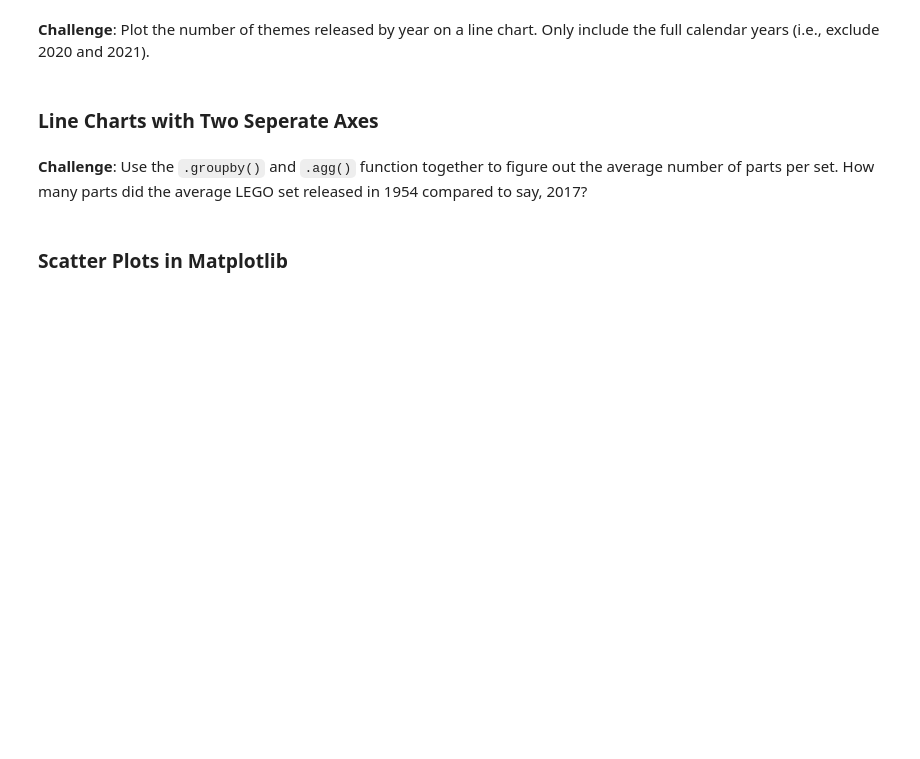
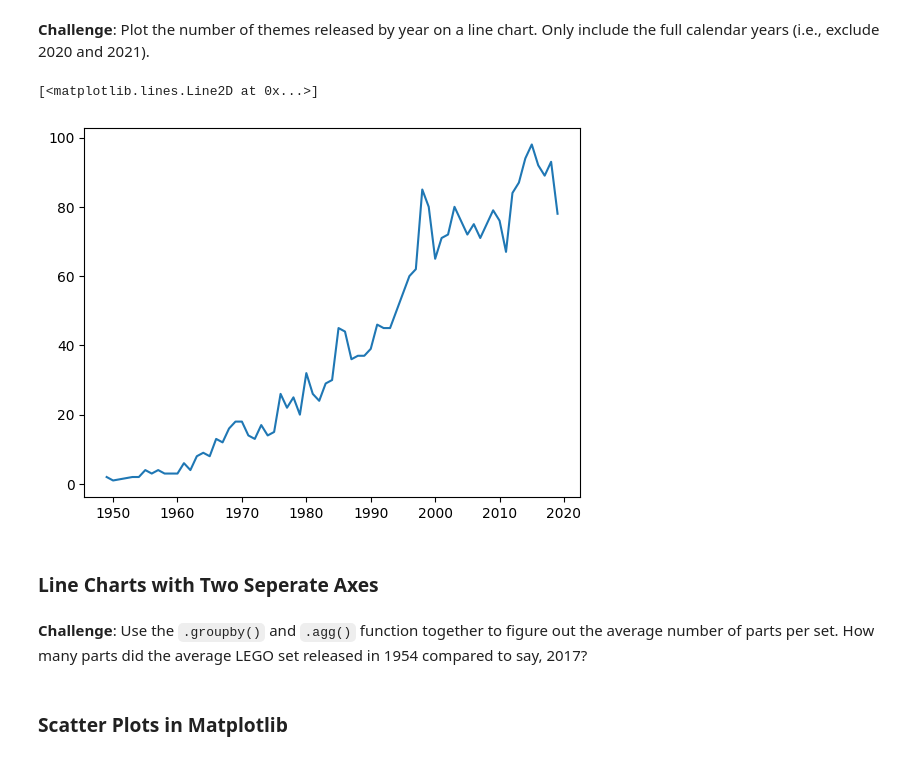
Before and after one commit to erfaw/elasti_py, a Jupyter notebook: Day074-erf/LEGO Notebook and Data (start)/Lego_Analysis_for_Course_(start).ipynb, the cells around one changed output. Drawn from its saved outputs; the diff is of its cells as text; code cells hidden in the pictures; blank space fills up the shorter version.

```diff
--- a/Day074-erf/LEGO Notebook and Data (start)/Lego_Analysis_for_Course_(start).ipynb
+++ b/Day074-erf/LEGO Notebook and Data (start)/Lego_Analysis_for_Course_(start).ipynb
@@ -167,0 +222,3 @@ Let's work out the number of different themes shipped by year. This means we hav
+# %%
+themes_by_year = sets_df.groupby('year').agg({'theme_id': pd.Series.nunique})
+themes_by_year
@@ -168,5 +240,14 @@ Let's work out the number of different themes shipped by year. This means we hav
 # %% [markdown]
 **Challenge**: Plot the number of themes released by year on a line chart. Only include the full calendar years (i.e., exclude 2020 and 2021).
+# %%
+plt.plot(
+    themes_by_year['theme_id'][:-2].index,
+    themes_by_year['theme_id'][:-2],
+    data= themes_by_year['theme_id'][:-2]
+)
+# %% [output]
+[<matplotlib.lines.Line2D at 0x...>]
+[figure, added]
 # %% [markdown]
 ### Line Charts with Two Seperate Axes
 # %% [markdown]
```
Also changed, not shown: parts of 5 cells of this notebook.
